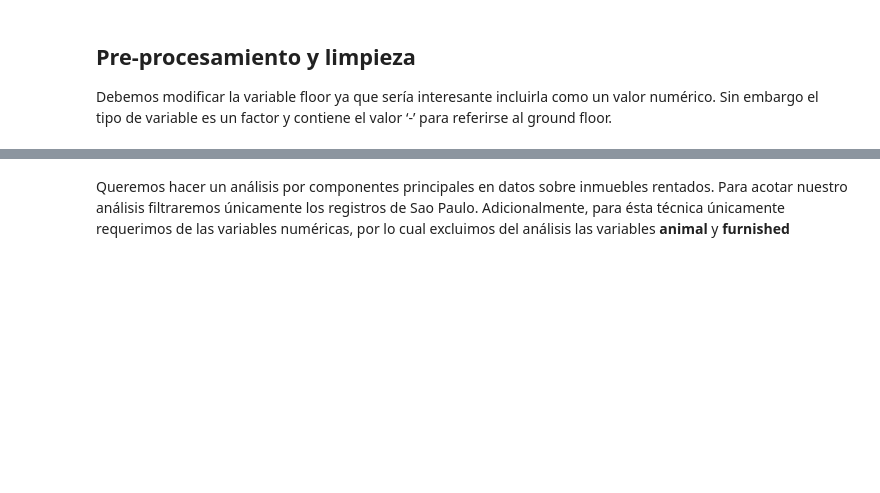
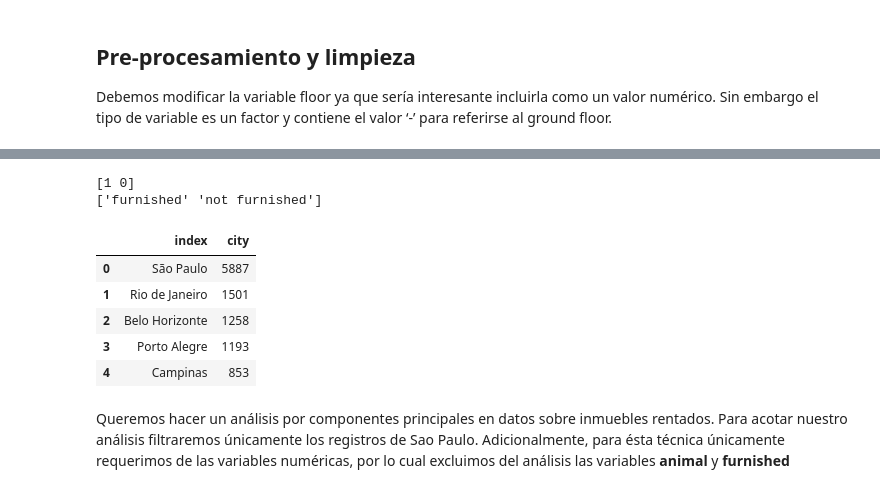
Before and after one commit to MauricioACN/Mineria-Datos-Material-Clase, a Jupyter notebook: ACP/ACP_python.ipynb, the cells around one changed output, grey strips where cells are left out. Drawn from its saved outputs; the diff is of its cells as text; code cells hidden in the pictures; blank space fills up the shorter version.

```diff
--- a/ACP/ACP_python.ipynb
+++ b/ACP/ACP_python.ipynb
@@ -53,2 +126,4 @@ data['floor'].unique()
 # %%
 data.loc[data['floor']=='-','floor'] = 0
+# %%
+data['floor'] = data['floor'].astype(int)
@@ -55,3 +150,24 @@ data.loc[data['floor']=='-','floor'] = 0
+# %%
+print(data['animal'].unique())
+print(data['furniture'].unique())
+# %% [output]
+[1 0]
+['furnished' 'not furnished']
+# %%
+data['animal'] = np.where(data['animal']=='acept',1,0)
+# %%
+data['furniture'] = np.where(data['furniture']=='furnished',1,0)
+# %%
+# voy a hacer el conteo de cuantaas observaciones hay por ciudad
+ciudades = data['city'].value_counts().reset_index()
+ciudades
+# %% [output]
+|  | index | city |
+| 0 | São Paulo | 5887 |
+| 1 | Rio de Janeiro | 1501 |
+| 2 | Belo Horizonte | 1258 |
+| 3 | Porto Alegre | 1193 |
+| 4 | Campinas | 853 |
 # %% [markdown]
 Queremos hacer un análisis por componentes principales en datos sobre inmuebles rentados. Para acotar nuestro análisis filtraremos únicamente los registros de Sao Paulo. Adicionalmente, para ésta técnica únicamente requerimos de las variables numéricas, por lo cual excluimos del análisis las variables **animal** y **furnished**
 # %%
```
Also changed, not shown: parts of 23 cells of this notebook.
